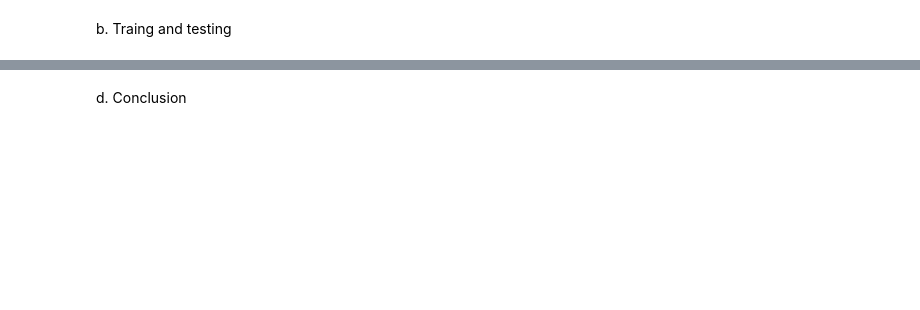
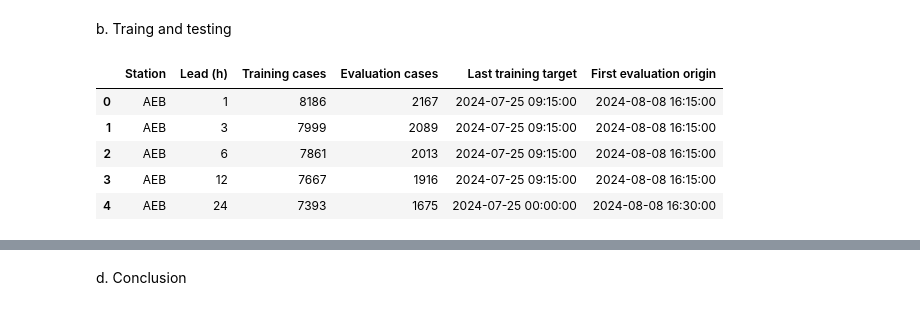
Before and after one commit to Strawhat-jayesh/Data602, a Jupyter notebook: EDA/Question_1.ipynb, the cells around one changed output, grey strips where cells are left out. Drawn from its saved outputs; the diff is of its cells as text; code cells hidden in the pictures; blank space fills up the shorter version.

```diff
--- a/EDA/Question_1.ipynb
+++ b/EDA/Question_1.ipynb
@@ -160,65 +97,21 @@ def make_models():
 # %% [markdown]
 b. Traing and testing
 # %%
-# preparing the data
-results = []
-hypoxia_rows = []
-plot_store = None
-
-for hname, h in HORIZONS.items():
-    y = df["do"].shift(-h).values
-    valid = ~np.isnan(y) & ~np.isnan(current)
-    tr = (idx < split - h) & valid      # drop training targets that reach into the test period
-    te = (idx >= split) & valid
-    y_tr = y[tr]
-    y_te = y[te]
-
-    preds = {"persistence": current[te]}
-    train_preds = {"persistence": current[tr]}
-    for name, model in make_models().items():
-        model.fit(X[tr], (y - current)[tr])          # learn the change, add it back
-        train_preds[name] = current[tr] + model.predict(X[tr])
-        preds[name] = current[te] + model.predict(X[te])
-
-    base = rmse(y_te, preds["persistence"])
-    train_base = rmse(y_tr, train_preds["persistence"])
-    row = {"horizon": hname, "n_train": int(tr.sum()), "n_test": int(te.sum()), "train": {}}
-    for name, p in train_preds.items():
-        r = rmse(y_tr, p)
-        row["train"][name] = {
-            "rmse": round(r, 4),
-            "mae": round(mae(y_tr, p), 4),
-            "improvement_vs_persistence_pct": round(100 * (train_base - r) / train_base, 1),
-            "meets_20pct_target": bool(r <= 0.8 * train_base),
-        }
-    for name, p in preds.items():
-        r = rmse(y_te, p)
-        row[name] = {
-            "rmse": round(r, 4),
-            "mae": round(mae(y_te, p), 4),
-            "improvement_vs_persistence_pct": round(100 * (base - r) / base, 1),
-            "meets_20pct_target": bool(r <= 0.8 * base),
-        }
-    results.append(row)
-
-    actual_hyp_train = (y_tr < HYPOXIA).astype(int)
-    for name, p in train_preds.items():
-        pred_hyp_train = (p < HYPOXIA).astype(int)
-        hypoxia_rows.append({
-            "horizon": hname, "split": "train", "model": name,
-            "precision": round(precision_score(actual_hyp_train, pred_hyp_train, zero_division=0), 3),
-            "recall": round(recall_score(actual_hyp_train, pred_hyp_train, zero_division=0), 3),
-            "f1": round(f1_score(actual_hyp_train, pred_hyp_train, zero_division=0), 3),
-        })
-    actual_hyp = (y_te < HYPOXIA).astype(int)
-    for name, p in preds.items():
-        pred_hyp = (p < HYPOXIA).astype(int)
-        hypoxia_rows.append({
-            "horizon": hname, "split": "test", "model": name,
-            "precision": round(precision_score(actual_hyp, pred_hyp, zero_division=0), 3),
-            "recall": round(recall_score(actual_hyp, pred_hyp, zero_division=0), 3),
-            "f1": round(f1_score(actual_hyp, pred_hyp, zero_division=0), 3),
-        })
-
-    if hname == "6h":
-        plot_store = (y_te, preds)
+q1_split_rows = []
+for q1_hours in q1_core.HORIZONS:
+    _, q1_target_times, q1_train, q1_test = q1_core.split_masks(
+        q1_data, q1_hours, q1_experiment.CUTOFF)
+    assert q1_target_times[q1_train].max() < q1_data.index[q1_test].min()
+    q1_split_rows.append({'Station': q1_station, 'Lead (h)': q1_hours,
+                          'Training cases': int(q1_train.sum()),
+                          'Evaluation cases': int(q1_test.sum()),
+                          'Last training target': q1_target_times[q1_train].max(),
+                          'First evaluation origin': q1_data.index[q1_test].min()})
+pd.DataFrame(q1_split_rows)
+# %% [output]
+|  | Station | Lead (h) | Training cases | Evaluation cases | Last training target | First evaluation origin |
+| 0 | AEB | 1 | 8186 | 2167 | 2024-07-25 09:15:00 | 2024-08-08 16:15:00 |
+| 1 | AEB | 3 | 7999 | 2089 | 2024-07-25 09:15:00 | 2024-08-08 16:15:00 |
+| 2 | AEB | 6 | 7861 | 2013 | 2024-07-25 09:15:00 | 2024-08-08 16:15:00 |
+| 3 | AEB | 12 | 7667 | 1916 | 2024-07-25 09:15:00 | 2024-08-08 16:15:00 |
+| 4 | AEB | 24 | 7393 | 1675 | 2024-07-25 00:00:00 | 2024-08-08 16:30:00 |
```
Also changed, not shown: parts of 13 cells of this notebook, 3 other files.
